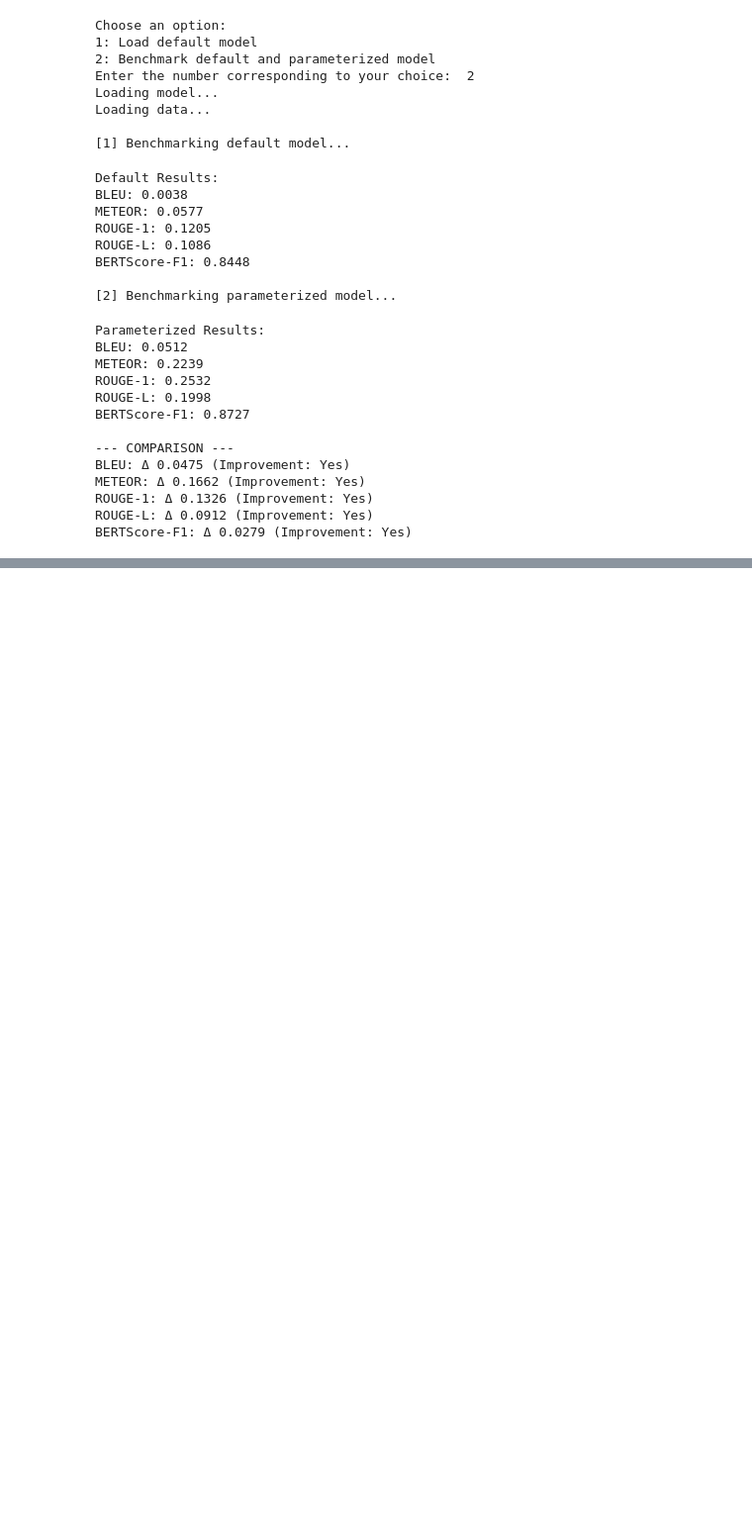
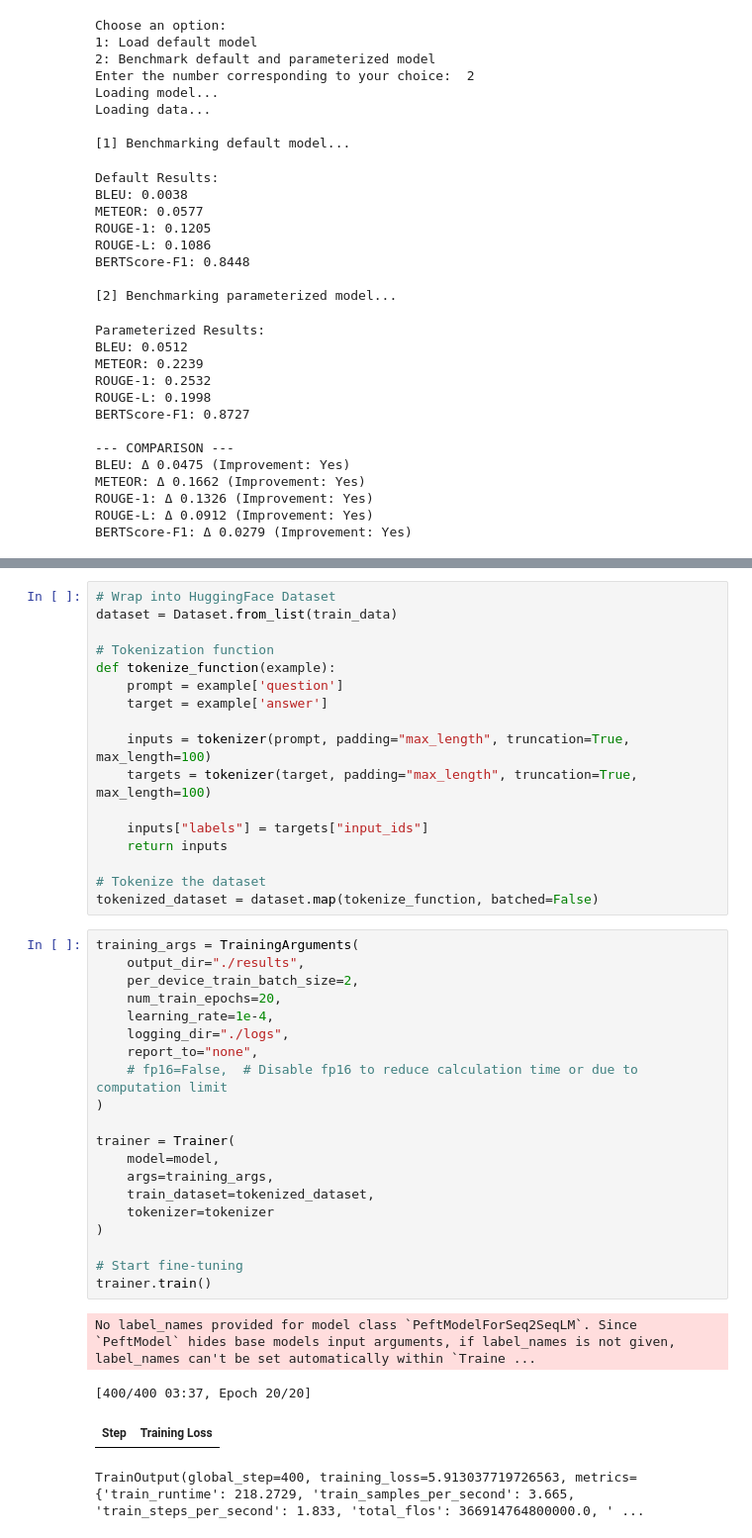
Before and after one commit to DataBytes-Organisation/Fine-Tuning-LLMs-for-Enterprise-Applications, a Jupyter notebook: hallucination-detection-in-biomed-flan-t5-large/hallucination-detection.ipynb, the cells around one changed output, grey strips where cells are left out. Shown: that part at 99% size. Saved outputs shown, nothing was run; the diff lists cells and outputs as text; blank space fills up the shorter version.

```diff
--- a/hallucination-detection-in-biomed-flan-t5-large/hallucination-detection.ipynb
+++ b/hallucination-detection-in-biomed-flan-t5-large/hallucination-detection.ipynb
@@ -310,0 +339,42 @@ BERTScore-F1: Δ 0.0279 (Improvement: Yes)
+# %%
+# Wrap into HuggingFace Dataset
+dataset = Dataset.from_list(train_data)
+
+# Tokenization function
+def tokenize_function(example):
+    prompt = example['question']
+    target = example['answer']
+
+    inputs = tokenizer(prompt, padding="max_length", truncation=True, max_length=100)
+    targets = tokenizer(target, padding="max_length", truncation=True, max_length=100)
+
+    inputs["labels"] = targets["input_ids"]
+    return inputs
+
+# Tokenize the dataset
+tokenized_dataset = dataset.map(tokenize_function, batched=False)
+# %%
+training_args = TrainingArguments(
+    output_dir="./results",
+    per_device_train_batch_size=2,
+    num_train_epochs=20,
+    learning_rate=1e-4,
+    logging_dir="./logs",
+    report_to="none",
+    # fp16=False,  # Disable fp16 to reduce calculation time or due to computation limit
+)
+
+trainer = Trainer(
+    model=model,
+    args=training_args,
+    train_dataset=tokenized_dataset,
+    tokenizer=tokenizer
+)
+
+# Start fine-tuning
+trainer.train()
+# %% [output]
+No label_names provided for model class `PeftModelForSeq2SeqLM`. Since `PeftModel` hides base models input arguments, if label_names is not given, label_names can't be set automatically within `Traine ...
+[400/400 03:37, Epoch 20/20]
+| Step | Training Loss |
+TrainOutput(global_step=400, training_loss=5.913037719726563, metrics={'train_runtime': 218.2729, 'train_samples_per_second': 3.665, 'train_steps_per_second': 1.833, 'total_flos': 366914764800000.0, ' ...
```
Also changed, not shown: parts of 12 cells of this notebook, 1 other file.
